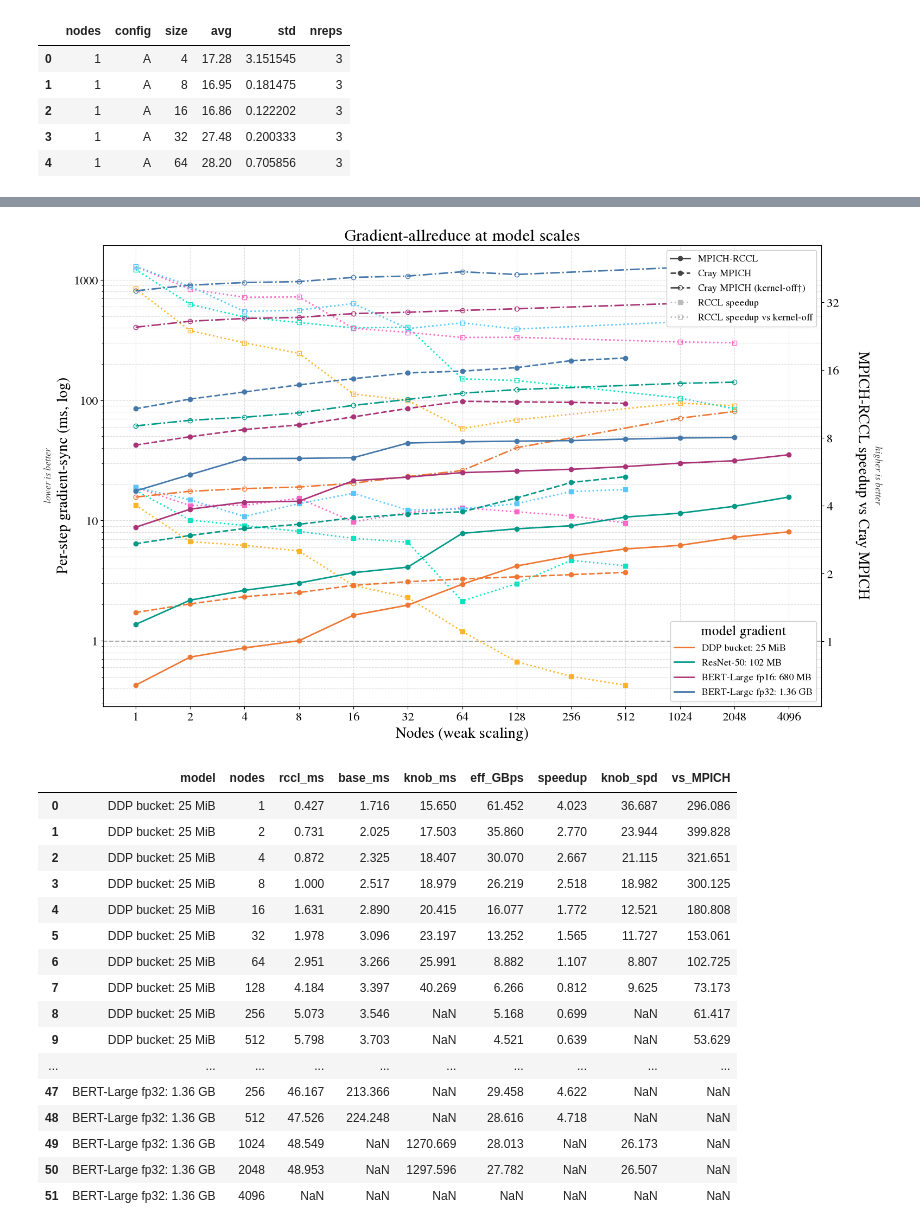
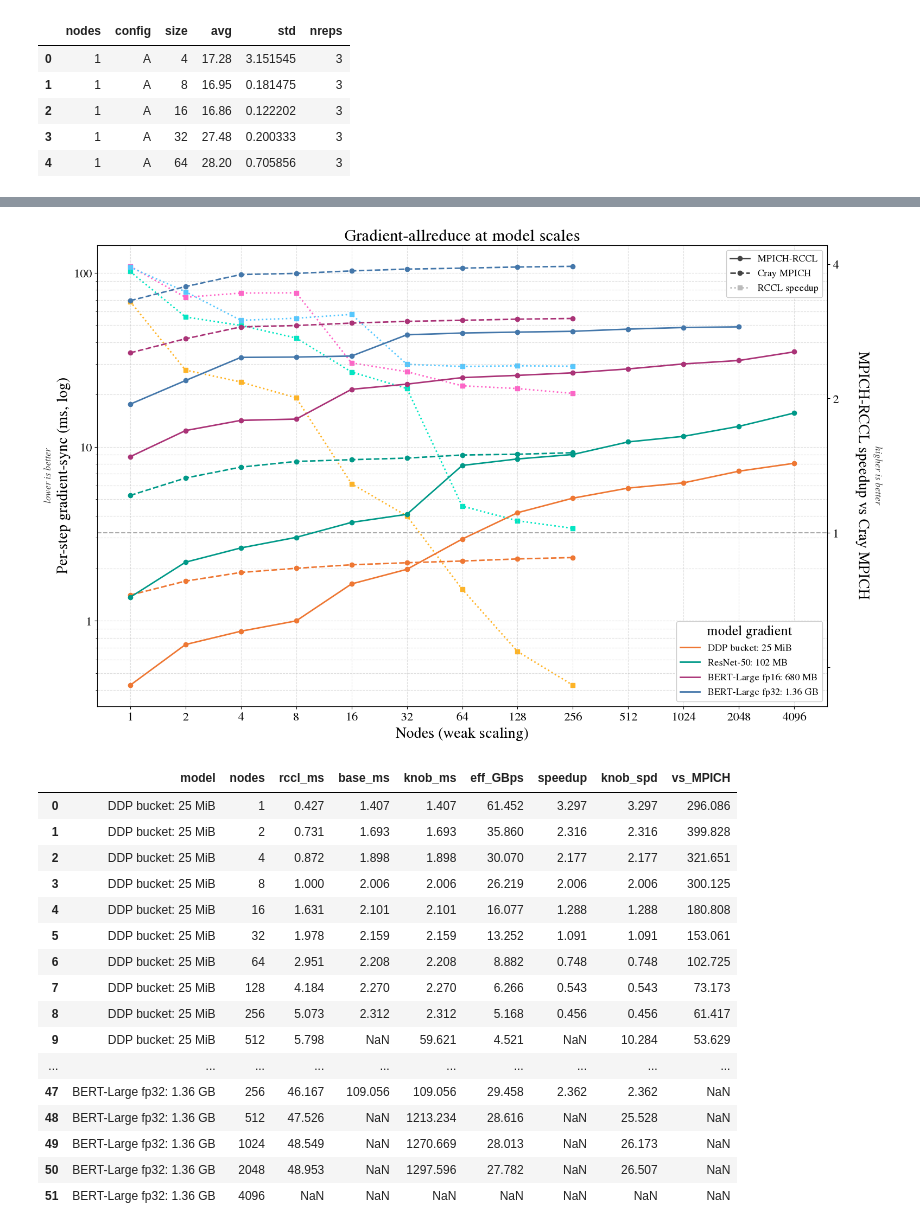
Before and after one commit to ggracelii/mpich-rccl, a Jupyter notebook: frontier/plots/plot.ipynb, the cells around one changed output, grey strips where cells are left out. Saved outputs shown, nothing was run; the diff lists cells and outputs as text; code cells hidden in the pictures.

```diff
--- a/frontier/plots/plot.ipynb
+++ b/frontier/plots/plot.ipynb
@@ -26,9 +28,9 @@ RESULTS = "results_sweep" if os.path.isdir("results_sweep") else "../results_swe
 OSU_FILES = {"A":"A_mpich_host.txt","B":"B_mpich_dev.txt",
              "C":"C_mpich_rccl.txt","D":"D_cray_gpuaware.txt"}
 LABEL = {"A":"MPICH (host CPU)","B":"MPICH (device)","C":"MPICH-RCCL",
-         "D":"Cray MPICH","E":"RCCL (rccl-tests)",
+         "D":"Cray MPICH (default 8MB\u2020)","E":"RCCL (rccl-tests)",
          "K":"Cray MPICH (kernel-off\u2020)",   # \u2020 = non-default workaround configs
-         "T":"Cray MPICH (BLK=64 MB\u2020)"}   # tuned: kernel path + MPICH_GPU_ALLREDUCE_BLK_SIZE=64MB (rescues >4 MiB at >=1024)
+         "T":"Cray MPICH"}   # BLK=64MB tuned config = THE Cray line on all plots (detail in NOTES/report)
 
 def parse_osu(path):
     out = []
@@ -468,24 +484,24 @@ plot_crossover("K")              # crossover heatmap: red = MPICH-RCCL faster, g
 # %%
 # ML gradient-sync (2 plots). solid=RCCL, dashed=Cray (both circles); light dotted square = RCCL speedup (right axis)
-df_ml = plot_ml_sync("D", source="exact")   # (1) exact model sizes (results_ml)
+df_ml = plot_ml_sync(source="exact")   # (1) exact model sizes (results_ml)
 # plot_ml_sync("D", source="near")             # (2) nearest power-of-2 estimate (main sweep)
 df_ml.round(3)
 # %% [output]
-[figure, old version]
+[figure, new version]
 |  | model | nodes | rccl_ms | base_ms | knob_ms | eff_GBps | speedup | knob_spd | vs_MPICH |
-| 0 | DDP bucket: 25 MiB | 1 | 0.427 | 1.716 | 15.650 | 61.452 | 4.023 | 36.687 | 296.086 |
-| 1 | DDP bucket: 25 MiB | 2 | 0.731 | 2.025 | 17.503 | 35.860 | 2.770 | 23.944 | 399.828 |
-| 2 | DDP bucket: 25 MiB | 4 | 0.872 | 2.325 | 18.407 | 30.070 | 2.667 | 21.115 | 321.651 |
-| 3 | DDP bucket: 25 MiB | 8 | 1.000 | 2.517 | 18.979 | 26.219 | 2.518 | 18.982 | 300.125 |
-| 4 | DDP bucket: 25 MiB | 16 | 1.631 | 2.890 | 20.415 | 16.077 | 1.772 | 12.521 | 180.808 |
-| 5 | DDP bucket: 25 MiB | 32 | 1.978 | 3.096 | 23.197 | 13.252 | 1.565 | 11.727 | 153.061 |
-| 6 | DDP bucket: 25 MiB | 64 | 2.951 | 3.266 | 25.991 | 8.882 | 1.107 | 8.807 | 102.725 |
-| 7 | DDP bucket: 25 MiB | 128 | 4.184 | 3.397 | 40.269 | 6.266 | 0.812 | 9.625 | 73.173 |
-| 8 | DDP bucket: 25 MiB | 256 | 5.073 | 3.546 | NaN | 5.168 | 0.699 | NaN | 61.417 |
-| 9 | DDP bucket: 25 MiB | 512 | 5.798 | 3.703 | NaN | 4.521 | 0.639 | NaN | 53.629 |
+| 0 | DDP bucket: 25 MiB | 1 | 0.427 | 1.407 | 1.407 | 61.452 | 3.297 | 3.297 | 296.086 |
+| 1 | DDP bucket: 25 MiB | 2 | 0.731 | 1.693 | 1.693 | 35.860 | 2.316 | 2.316 | 399.828 |
+| 2 | DDP bucket: 25 MiB | 4 | 0.872 | 1.898 | 1.898 | 30.070 | 2.177 | 2.177 | 321.651 |
+| 3 | DDP bucket: 25 MiB | 8 | 1.000 | 2.006 | 2.006 | 26.219 | 2.006 | 2.006 | 300.125 |
+| 4 | DDP bucket: 25 MiB | 16 | 1.631 | 2.101 | 2.101 | 16.077 | 1.288 | 1.288 | 180.808 |
+| 5 | DDP bucket: 25 MiB | 32 | 1.978 | 2.159 | 2.159 | 13.252 | 1.091 | 1.091 | 153.061 |
+| 6 | DDP bucket: 25 MiB | 64 | 2.951 | 2.208 | 2.208 | 8.882 | 0.748 | 0.748 | 102.725 |
+| 7 | DDP bucket: 25 MiB | 128 | 4.184 | 2.270 | 2.270 | 6.266 | 0.543 | 0.543 | 73.173 |
+| 8 | DDP bucket: 25 MiB | 256 | 5.073 | 2.312 | 2.312 | 5.168 | 0.456 | 0.456 | 61.417 |
+| 9 | DDP bucket: 25 MiB | 512 | 5.798 | NaN | 59.621 | 4.521 | NaN | 10.284 | 53.629 |
 | ... | ... | ... | ... | ... | ... | ... | ... | ... | ... |
-| 47 | BERT-Large fp32: 1.36 GB | 256 | 46.167 | 213.366 | NaN | 29.458 | 4.622 | NaN | NaN |
-| 48 | BERT-Large fp32: 1.36 GB | 512 | 47.526 | 224.248 | NaN | 28.616 | 4.718 | NaN | NaN |
+| 47 | BERT-Large fp32: 1.36 GB | 256 | 46.167 | 109.056 | 109.056 | 29.458 | 2.362 | 2.362 | NaN |
+| 48 | BERT-Large fp32: 1.36 GB | 512 | 47.526 | NaN | 1213.234 | 28.616 | NaN | 25.528 | NaN |
 | 49 | BERT-Large fp32: 1.36 GB | 1024 | 48.549 | NaN | 1270.669 | 28.013 | NaN | 26.173 | NaN |
 | 50 | BERT-Large fp32: 1.36 GB | 2048 | 48.953 | NaN | 1297.596 | 27.782 | NaN | 26.507 | NaN |
 | 51 | BERT-Large fp32: 1.36 GB | 4096 | NaN | NaN | NaN | NaN | NaN | NaN | NaN |
```
Also changed, not shown: parts of 6 cells of this notebook, 1 other file.
